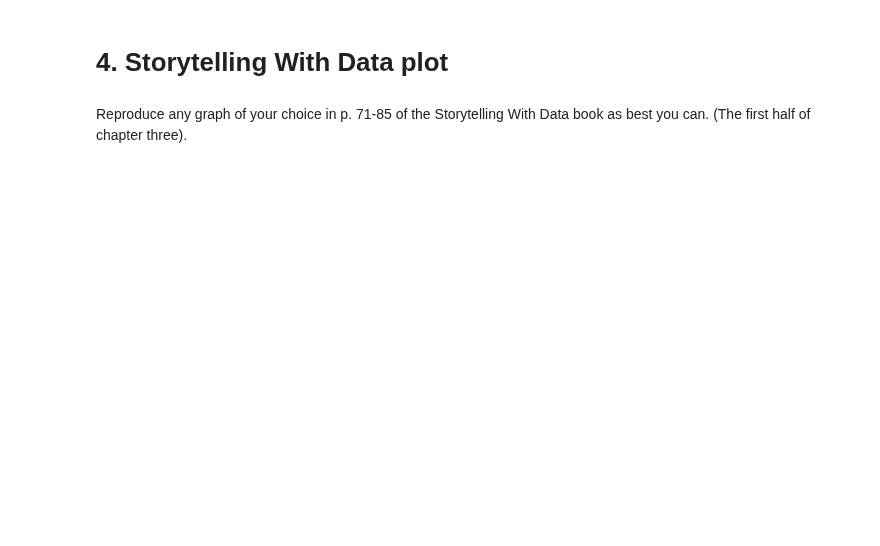
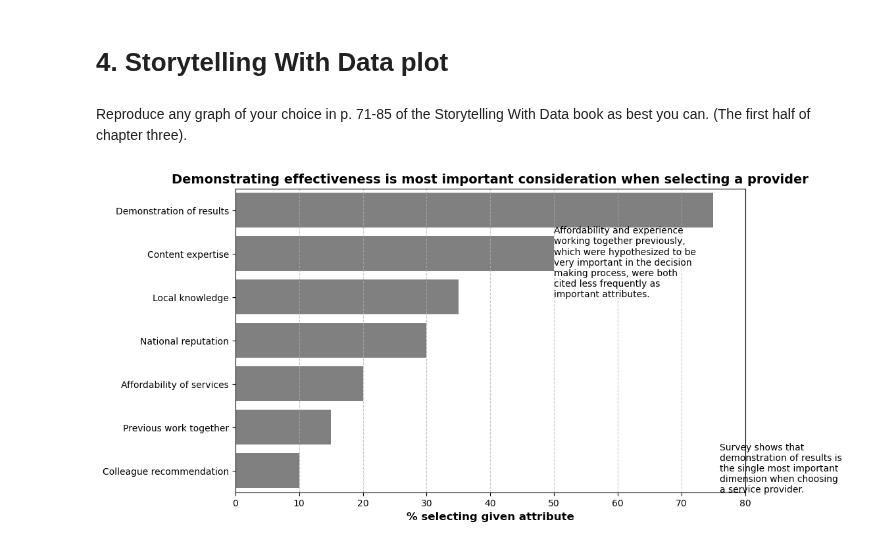
Before and after one commit to tetianakravchuk/AI-for-Leaders, a Jupyter notebook: Week5/OMDS-ModB2-Week5-Kravchuk-Tetiana.ipynb, the cells around one changed output. Cells and saved outputs as stored; diff of their text form; code cells hidden in the pictures; blank space fills up the shorter version.

```diff
--- a/Week5/OMDS-ModB2-Week5-Kravchuk-Tetiana.ipynb
+++ b/Week5/OMDS-ModB2-Week5-Kravchuk-Tetiana.ipynb
@@ -424,3 +494,44 @@ Create an area plot that shows the sales volume for two brands of soft drinks, o
 # 4. Storytelling With Data plot
 # %% [markdown]
 Reproduce any graph of your choice in p. 71-85 of the Storytelling With Data book as best you can.  (The first half of chapter three).
+# %%
+import matplotlib.pyplot as plt
+import seaborn as sns
+import pandas as pd
+
+# Data from the provided chart
+data = {
+    "Attribute": [
+        "Demonstration of results",
+        "Content expertise",
+        "Local knowledge",
+        "National reputation",
+        "Affordability of services",
+        "Previous work together",
+        "Colleague recommendation"
+    ],
+    "Percentage": [75, 50, 35, 30, 20, 15, 10]  # Approximate values based on the chart
+}
+
+# Create DataFrame
+df = pd.DataFrame(data)
+
+# Plot the horizontal bar chart
+plt.figure(figsize=(10, 6))
+sns.barplot(y="Attribute", x="Percentage", data=df, color="gray")
+
+# Formatting
+plt.xlabel("% selecting given attribute", fontsize=12, fontweight='bold')
+plt.ylabel("")
+plt.title("Demonstrating effectiveness is most important consideration when selecting a provider", fontsize=14, fontweight='bold')
+plt.xlim(0, 80)  # Adjusting x-axis limit to match the original
+plt.grid(axis="x", linestyle="--", alpha=0.7)
+
+# Add annotations for key takeaways
+plt.text(76, 6.5, "Survey shows that\ndemonstration of results is\nthe single most important\ndimension when choosing\na service provider.", fontsize=10)
+plt.text(50, 2, "Affordability and experience\nworking together previously,\nwhich were hypothesized to be\nvery important in the decision\nmaking process, were both\ncited less frequently as\nimportant attributes.", fontsize=10)
+
+# Show plot
+plt.show()
+# %% [output]
+[figure, added]
```
Also changed, not shown: parts of 2 cells of this notebook.
